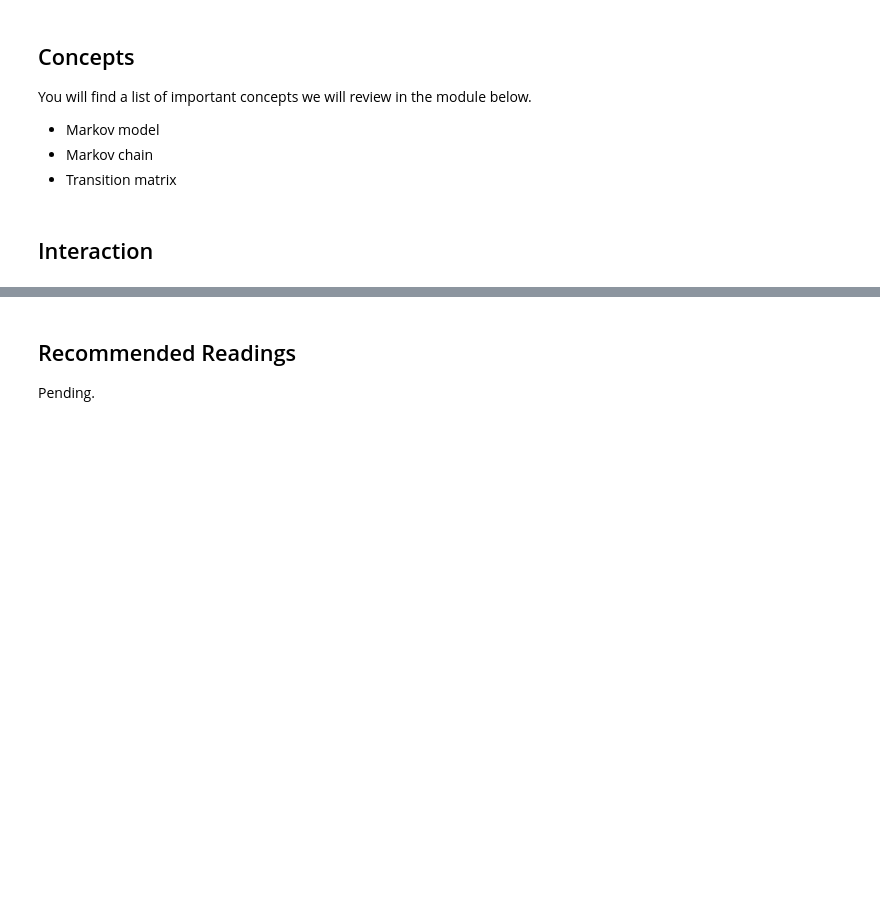
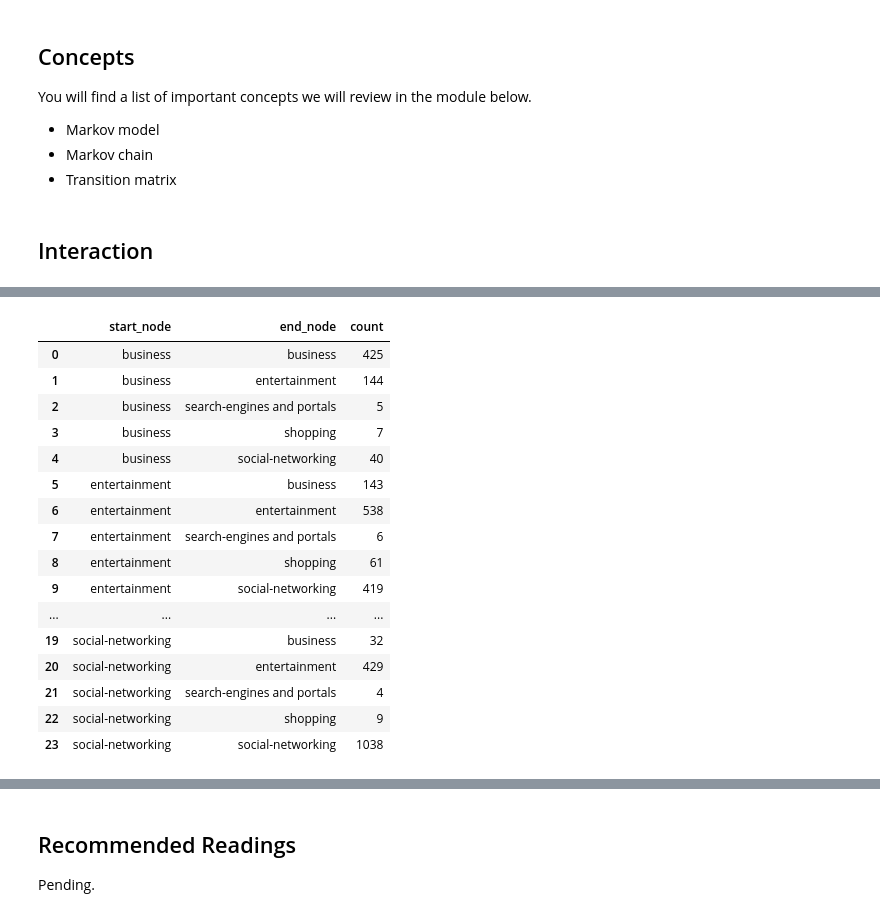
Before and after one commit to alejandrogtz/cccs630-fall2023, a Jupyter notebook: module10/markov_models.ipynb, the cells around one changed output, grey strips where cells are left out. Cells and saved outputs as stored; diff of their text form; code cells hidden in the pictures; blank space fills up the shorter version.

```diff
--- a/module10/markov_models.ipynb
+++ b/module10/markov_models.ipynb
@@ -144,0 +93,2 @@ if i in markov_categories:
+# %%
+nodes = categories['category1'].tolist()
@@ -145,6 +103,6 @@ if i in markov_categories:
 # %%
 # Convert the sequential data into a data structure that can be used to create a network model
-visits_dictonary = {
+connections = {
     'start_node': [],
     'end_node': []
 }
@@ -154,7 +112,7 @@ for index, row in user_data.iterrows():
     record = user_data.loc[user_data['prev_id'] == row['id']]
 
     if (len(record)>0):
-        if (row['category1'] in markov_categories) & (record.iloc[0]['category1'] in markov_categories):
-            visits_dictonary['start_node'].append(row['category1'])
-            visits_dictonary['end_node'].append(record.iloc[0]['category1'])
+        if (row['category1'] in nodes) & (record.iloc[0]['category1'] in nodes):
+            connections['start_node'].append(row['category1'])
+            connections['end_node'].append(record.iloc[0]['category1'])
 # %%
@@ -169,2 +158,20 @@ visits = visits_dataframe.groupby(['start_node','end_node']).size().reset_index(
 # %%
-visits
+connections
+# %% [output]
+|  | start_node | end_node | count |
+| 0 | business | business | 425 |
+| 1 | business | entertainment | 144 |
+| 2 | business | search-engines and portals | 5 |
+| 3 | business | shopping | 7 |
+| 4 | business | social-networking | 40 |
+| 5 | entertainment | business | 143 |
+| 6 | entertainment | entertainment | 538 |
+| 7 | entertainment | search-engines and portals | 6 |
+| 8 | entertainment | shopping | 61 |
+| 9 | entertainment | social-networking | 419 |
+| ... | ... | ... | ... |
+| 19 | social-networking | business | 32 |
+| 20 | social-networking | entertainment | 429 |
+| 21 | social-networking | search-engines and portals | 4 |
+| 22 | social-networking | shopping | 9 |
+| 23 | social-networking | social-networking | 1038 |
```
Also changed, not shown: parts of 55 cells of this notebook.
